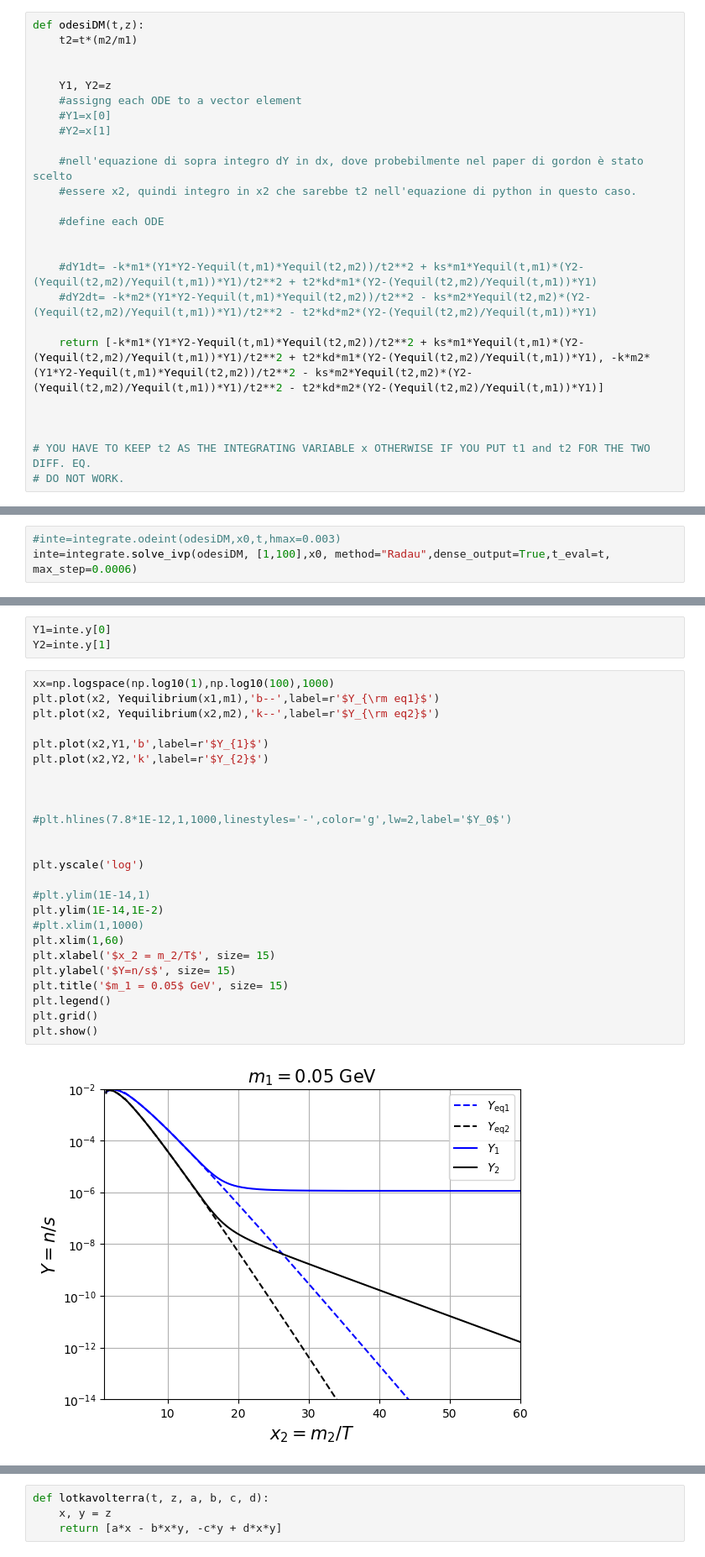
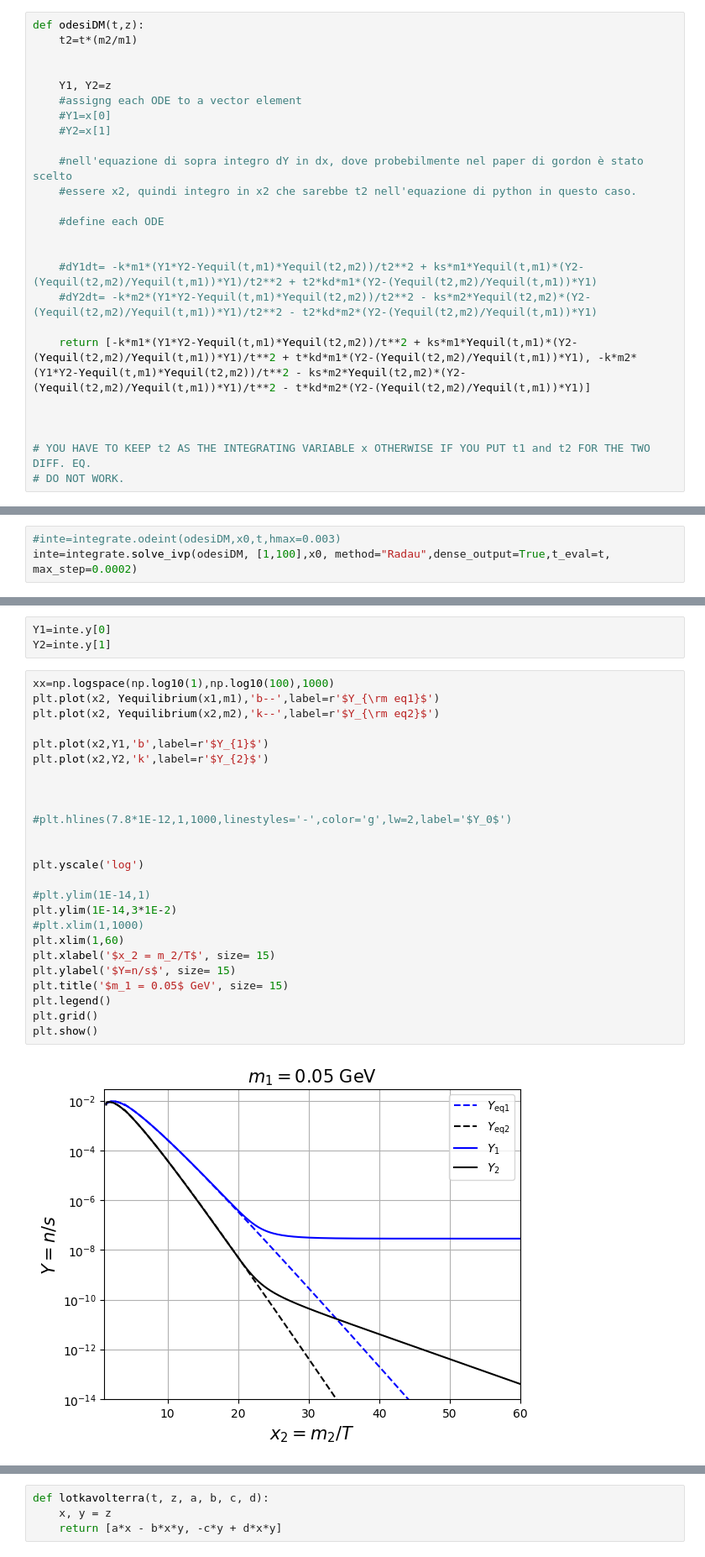
Before and after one commit to nico0407/DM-freeze-out, a Jupyter notebook: iDM-freze-out/iDM freeze-outcopia.ipynb, the cells around one changed output, grey strips where cells are left out. Shown: that part at 84% size. Drawn from its saved outputs; the diff is of its cells as text.

```diff
--- a/iDM-freze-out/iDM freeze-outcopia.ipynb
+++ b/iDM-freze-out/iDM freeze-outcopia.ipynb
@@ -525,7 +537,7 @@ def odesiDM(t,z):
     #dY1dt= -k*m1*(Y1*Y2-Yequil(t,m1)*Yequil(t2,m2))/t2**2 + ks*m1*Yequil(t,m1)*(Y2-(Yequil(t2,m2)/Yequil(t,m1))*Y1)/t2**2 + t2*kd*m1*(Y2-(Yequil(t2,m2)/Yequil(t,m1))*Y1)
     #dY2dt= -k*m2*(Y1*Y2-Yequil(t,m1)*Yequil(t2,m2))/t2**2 - ks*m2*Yequil(t2,m2)*(Y2-(Yequil(t2,m2)/Yequil(t,m1))*Y1)/t2**2 - t2*kd*m2*(Y2-(Yequil(t2,m2)/Yequil(t,m1))*Y1)
 
-    return [-k*m1*(Y1*Y2-Yequil(t,m1)*Yequil(t2,m2))/t2**2 + ks*m1*Yequil(t,m1)*(Y2-(Yequil(t2,m2)/Yequil(t,m1))*Y1)/t2**2 + t2*kd*m1*(Y2-(Yequil(t2,m2)/Yequil(t,m1))*Y1), -k*m2*(Y1*Y2-Yequil(t,m1)*Yequil(t2,m2))/t2**2 - ks*m2*Yequil(t2,m2)*(Y2-(Yequil(t2,m2)/Yequil(t,m1))*Y1)/t2**2 - t2*kd*m2*(Y2-(Yequil(t2,m2)/Yequil(t,m1))*Y1)]
+    return [-k*m1*(Y1*Y2-Yequil(t,m1)*Yequil(t2,m2))/t**2 + ks*m1*Yequil(t,m1)*(Y2-(Yequil(t2,m2)/Yequil(t,m1))*Y1)/t**2 + t*kd*m1*(Y2-(Yequil(t2,m2)/Yequil(t,m1))*Y1), -k*m2*(Y1*Y2-Yequil(t,m1)*Yequil(t2,m2))/t**2 - ks*m2*Yequil(t2,m2)*(Y2-(Yequil(t2,m2)/Yequil(t,m1))*Y1)/t**2 - t*kd*m2*(Y2-(Yequil(t2,m2)/Yequil(t,m1))*Y1)]
 
 
 
@@ -552,7 +577,7 @@ x0
 [array(0.00744837), array(0.00686955)]
 # %%
 #inte=integrate.odeint(odesiDM,x0,t,hmax=0.003)
-inte=integrate.solve_ivp(odesiDM, [1,100],x0, method="Radau",dense_output=True,t_eval=t, max_step=0.0006)
+inte=integrate.solve_ivp(odesiDM, [1,100],x0, method="Radau",dense_output=True,t_eval=t, max_step=0.0002)
 # %%
 inte.y
 # %% [output]
@@ -570,27 +595,27 @@ Y2=inte.y[1]
 # %%
 xx=np.logspace(np.log10(1),np.log10(100),1000)
 plt.plot(x2, Yequilibrium(x1,m1),'b--',label=r'$Y_{\rm eq1}$')
 plt.plot(x2, Yequilibrium(x2,m2),'k--',label=r'$Y_{\rm eq2}$')
 
 plt.plot(x2,Y1,'b',label=r'$Y_{1}$')
 plt.plot(x2,Y2,'k',label=r'$Y_{2}$')
 
 
 
 #plt.hlines(7.8*1E-12,1,1000,linestyles='-',color='g',lw=2,label='$Y_0$')
 
 
 plt.yscale('log')
 
 #plt.ylim(1E-14,1)
-plt.ylim(1E-14,1E-2)
+plt.ylim(1E-14,3*1E-2)
 #plt.xlim(1,1000)
 plt.xlim(1,60)
 plt.xlabel('$x_2 = m_2/T$', size= 15)
 plt.ylabel('$Y=n/s$', size= 15)
 plt.title('$m_1 = 0.05$ GeV', size= 15)
 plt.legend()
 plt.grid()
 plt.show()
 # %% [output]
-[figure, old version]
+[figure, new version]
```
Also changed, not shown: parts of 10 cells of this notebook, 1 other file.
